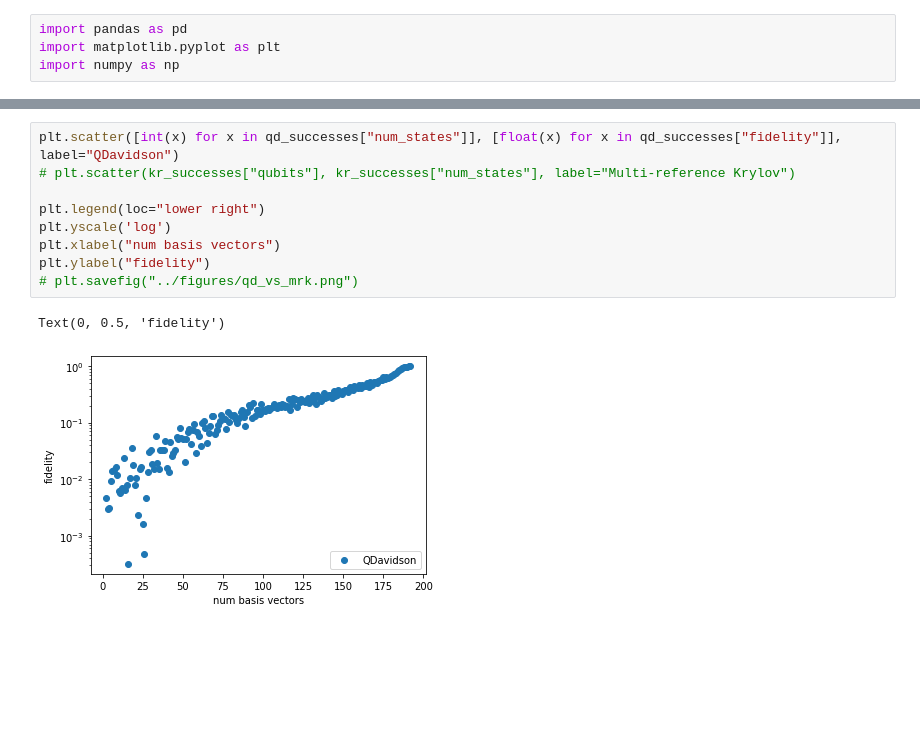
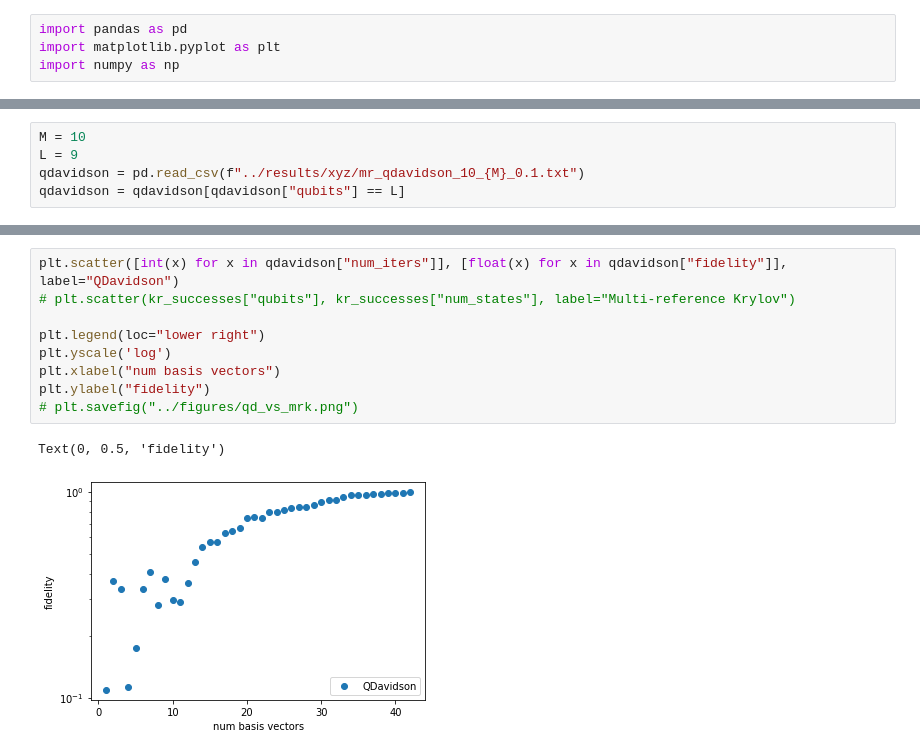
Before and after one commit to noahberthusen/qdavidson-dynamics, a Jupyter notebook: notebooks/plots.ipynb, the cells around one changed output, grey strips where cells are left out. Cells and saved outputs as stored; diff of their text form; blank space fills up the shorter version.

```diff
--- a/notebooks/plots.ipynb
+++ b/notebooks/plots.ipynb
@@ -26,0 +5,5 @@ qd_successes
+# %%
+M = 10
+L = 9
+qdavidson = pd.read_csv(f"../results/xyz/mr_qdavidson_10_{M}_0.1.txt")
+qdavidson = qdavidson[qdavidson["qubits"] == L]
@@ -27,12 +30,12 @@ qd_successes
 # %%
-plt.scatter([int(x) for x in qd_successes["num_states"]], [float(x) for x in qd_successes["fidelity"]], label="QDavidson")
+plt.scatter([int(x) for x in qdavidson["num_iters"]], [float(x) for x in qdavidson["fidelity"]], label="QDavidson")
 # plt.scatter(kr_successes["qubits"], kr_successes["num_states"], label="Multi-reference Krylov")
 
 plt.legend(loc="lower right")
 plt.yscale('log')
 plt.xlabel("num basis vectors")
 plt.ylabel("fidelity")
 # plt.savefig("../figures/qd_vs_mrk.png")
 # %% [output]
 Text(0, 0.5, 'fidelity')
-[figure, old version]
+[figure, new version]
```
Also changed, not shown: parts of 3 cells of this notebook, 25 other files.
